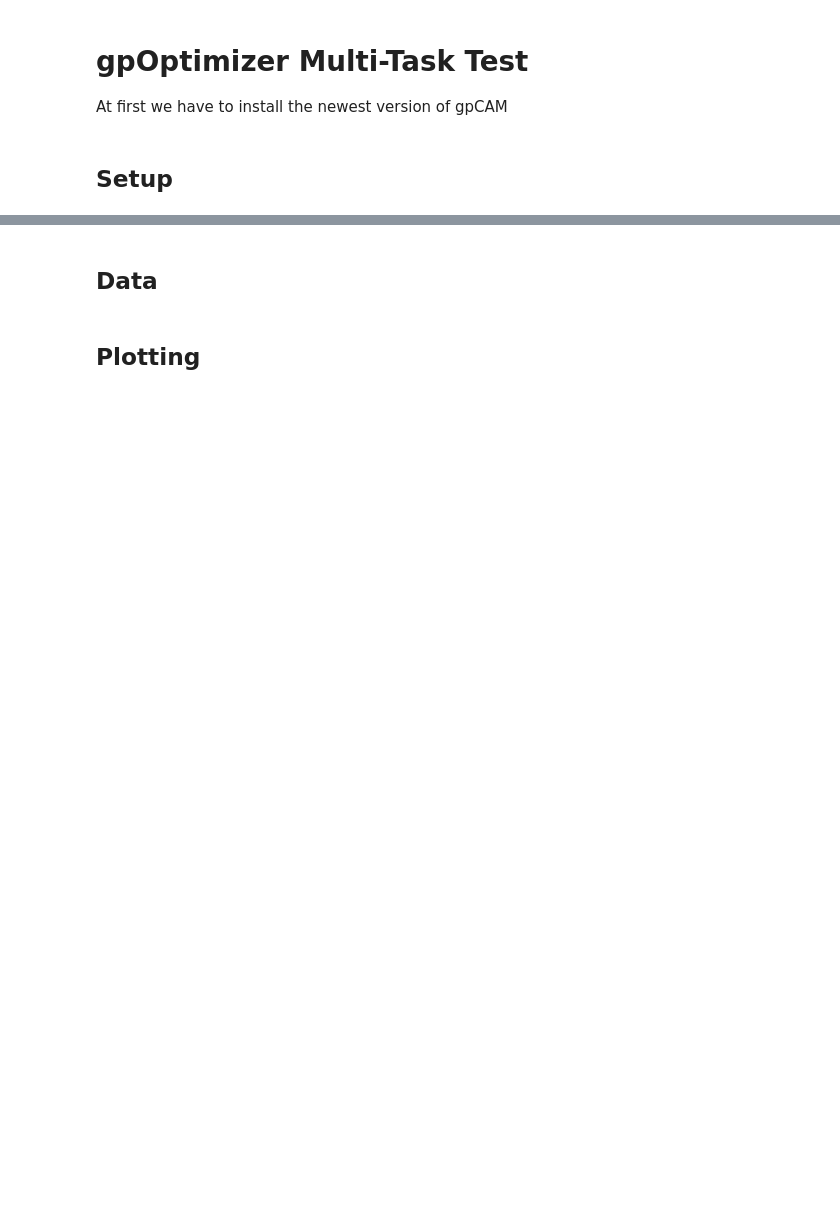
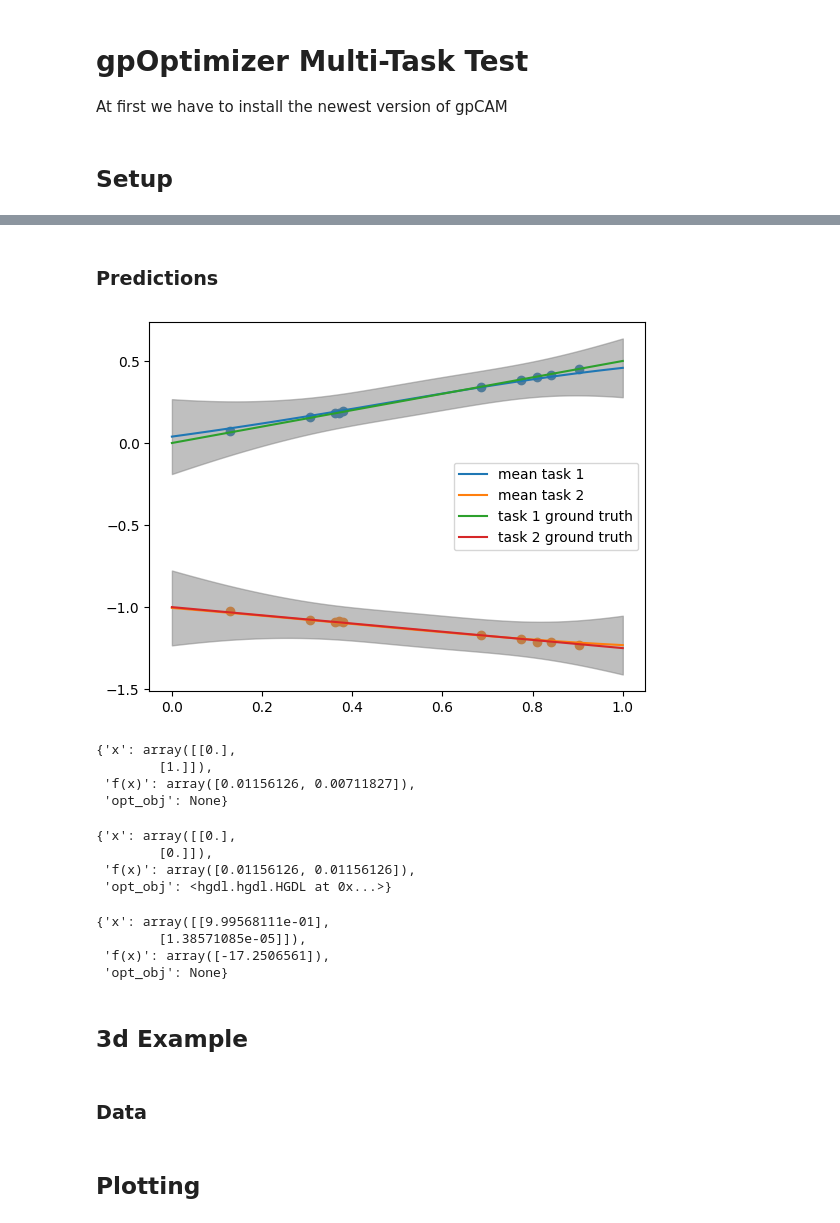
Before and after one commit to lbl-camera/gpCAM, a Jupyter notebook: examples/GPOptimizer_MultiTaskTest.ipynb, the cells around one changed output, grey strips where cells are left out. Cells and saved outputs as stored; diff of their text form; code cells hidden in the pictures; blank space fills up the shorter version.

```diff
--- a/examples/GPOptimizer_MultiTaskTest.ipynb
+++ b/examples/GPOptimizer_MultiTaskTest.ipynb
@@ -18,5 +57,58 @@ from itertools import product
+# %% [markdown]
+### Predictions
+# %%
+#mean and standard deviation
+mean = my_gp2.posterior_mean(x_pred=x_pred1d.reshape(50,1), x_out=np.array([0,1]))["f(x)"]
+std = np.sqrt(my_gp2.posterior_covariance(x_pred=x_pred1d.reshape(50,1), x_out=np.array([0,1]))["v(x)"])
+
+plt.plot(x_pred1d.reshape(50,1),mean[:,0], label = "mean task 1")
+plt.plot(x_pred1d.reshape(50,1),mean[:,1], label = "mean task 2")
+plt.scatter(x_data,y_data1)
+plt.scatter(x_data,y_data2)
+plt.plot(x_pred1d,f1(x_pred1d), label = "task 1 ground truth")
+plt.plot(x_pred1d,f2(x_pred1d), label = "task 2 ground truth")
+plt.fill_between(x_pred1d, mean[:,0] - 3. * std[:,0], mean[:,0] + 3. * std[:,0], alpha = 0.5, color = "grey")
+plt.fill_between(x_pred1d, mean[:,1] - 3. * std[:,1], mean[:,1] + 3. * std[:,1], alpha = 0.5, color = "grey")
+plt.legend()
+plt.show()
+# %% [output]
+[figure, added]
+# %%
+#asking for the best candidate:
+my_gp2.ask([np.array([0.0]), np.array([0.2]), np.array([1.])], x_out = np.array([0,1]), n=2)
+# %% [output]
+{'x': array([[0.],
+        [1.]]),
+ 'f(x)': array([0.01156126, 0.00711827]),
+ 'opt_obj': None}
+# %%
+#asking for an optimized result
+my_gp2.ask(np.array([[0.,1.]]), x_out = np.array([0,1]), n=2, method = "hgdl")
+# %% [output]
+{'x': array([[0.],
+        [0.]]),
+ 'f(x)': array([0.01156126, 0.01156126]),
+ 'opt_obj': <hgdl.hgdl.HGDL at 0x...>}
+# %%
+#more ask()s to test:
+my_gp2.ask(np.array([[0.,1.]]), n = 1, acquisition_function = 'relative information entropy set', x_out = np.array([0.,1.,2.]), vectorized = True)
+my_gp2.ask(np.array([[0.,1.]]), n = 1, acquisition_function = 'relative information entropy', x_out = np.array([0.,1.,2.]), vectorized = True)
+my_gp2.ask(np.array([[0.,1.]]), n = 1, acquisition_function = 'variance', x_out = np.array([0.,1.,2.]), vectorized = True)
+my_gp2.ask(np.array([[0.,1.]]), n = 1, acquisition_function = 'total correlation', x_out = np.array([0.,1.,2.]), vectorized = True)
+
+my_gp2.ask(np.array([[0.,1.]]), n = 4, acquisition_function = 'relative information entropy set', x_out = np.array([0.,1.,2.]), vectorized = True)
+my_gp2.ask(np.array([[0.,1.]]), n = 5, acquisition_function = 'relative information entropy', x_out = np.array([0.,1.,2.]), vectorized = True)
+my_gp2.ask(np.array([[0.,1.]]), n = 6, acquisition_function = 'variance', x_out = np.array([0.,1.,2.]), vectorized = True)
+my_gp2.ask(np.array([[0.,1.]]), n = 2, acquisition_function = 'total correlation', x_out = np.array([0.,1.,2.]), vectorized = True)
+# %% [output]
+{'x': array([[9.99568111e-01],
+        [1.38571085e-05]]),
+ 'f(x)': array([-17.2506561]),
+ 'opt_obj': None}
+# %% [markdown]
+## 3d Example
 # %% [markdown]
-## Data
+### Data
 # %%
 data = np.load("./data/sim_variable_mod.npy")
 sparsification = 32
```
Also changed, not shown: parts of 17 cells of this notebook, 20 other files.
